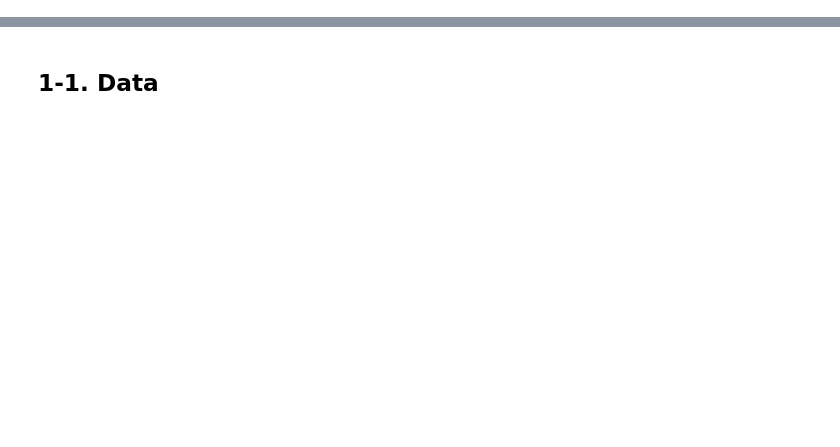
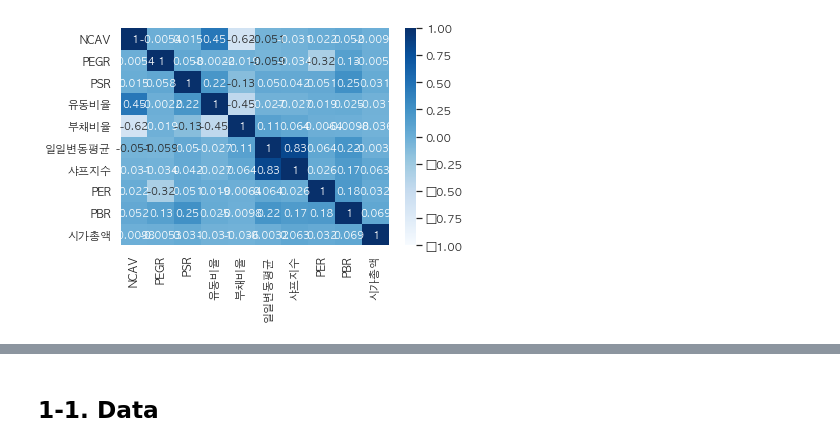
Before and after one commit to chulwonchae/customized_portfolio_pj, a Jupyter notebook: 2.PCA&Clustering.ipynb, the cells around one changed output, grey strips where cells are left out. Saved outputs shown, nothing was run; the diff lists cells and outputs as text; code cells hidden in the pictures; blank space fills up the shorter version.

```diff
--- a/2.PCA&Clustering.ipynb
+++ b/2.PCA&Clustering.ipynb
@@ -18,0 +18,5 @@ def padding(x):
+# %%
+df = pd.read_csv("./datasets/preprocessed_final.csv", index_col=0)
+df["종목코드"] = df["종목코드"].astype("str")
+df["종목코드"] = df["종목코드"].map(padding)
+df
@@ -18,0 +37,10 @@ def padding(x):
+# %%
+# 1) 독립변수 설정
+df_num = df.select_dtypes(exclude='object')
+
+# 2) 상관행렬 시각화
+sns.set(font="AppleGothic",rc = {'figure.figsize':(12,12)})
+sns.heatmap(df_num.corr(), annot = True, cmap='Blues', vmin=-1, vmax=1)
+plt.show()
+# %% [output]
+[figure, added]
```
Also changed, not shown: parts of 53 cells of this notebook, 5 other files.
